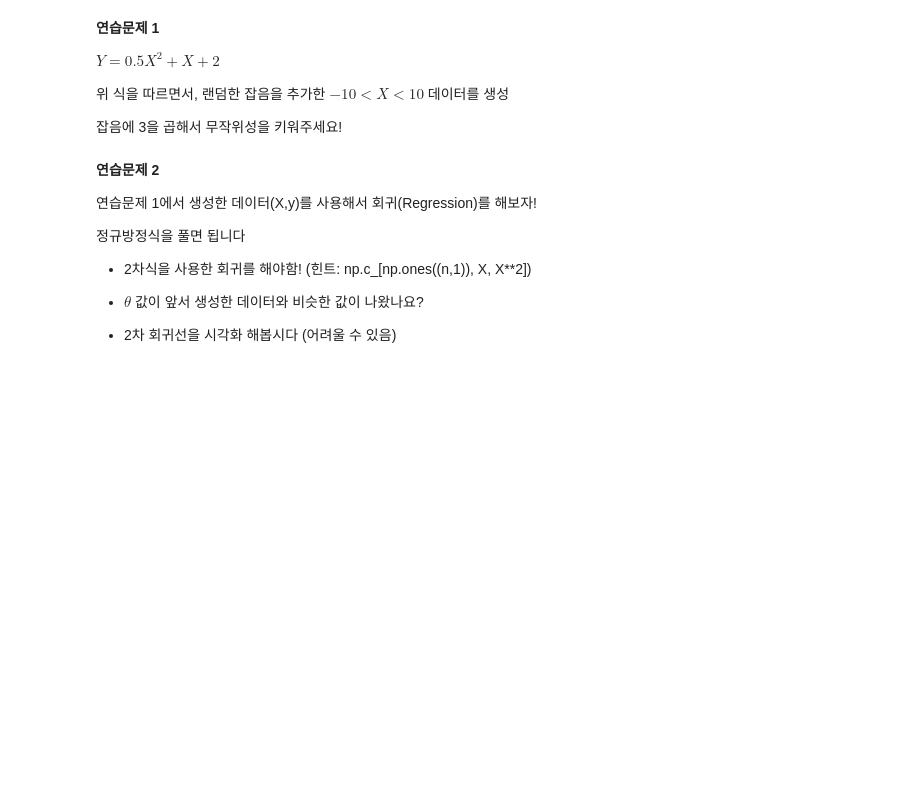
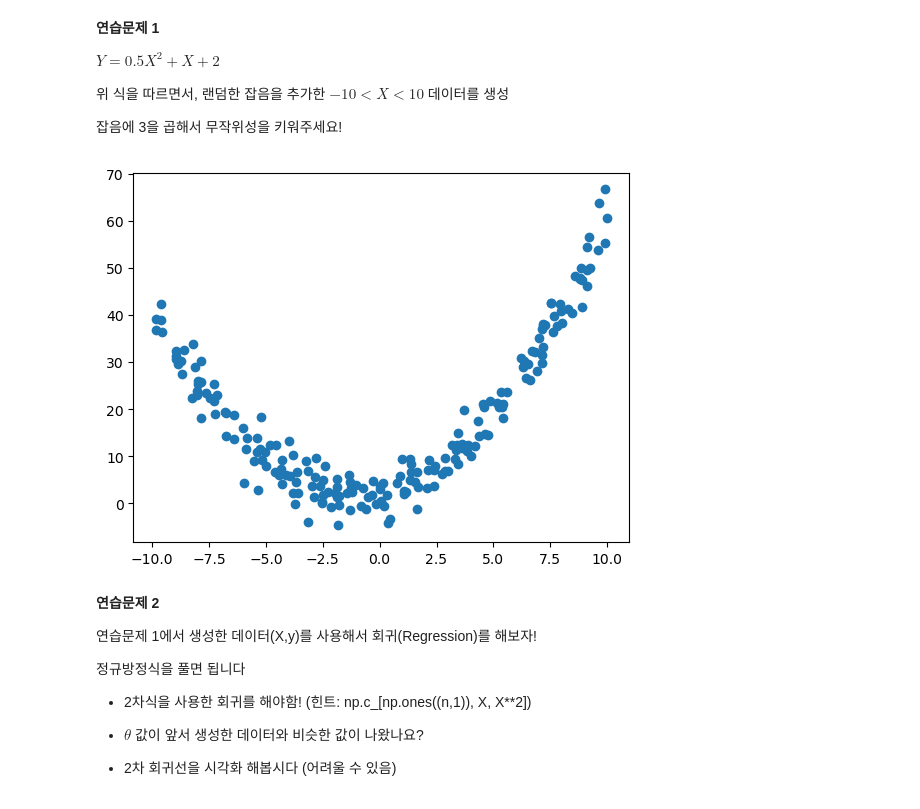
Before and after one commit to Je-Hyeon/FRstudy, a Jupyter notebook: 학기중_스터디/week1/1주차스터디_과제.ipynb, the cells around one changed output. Saved outputs shown, nothing was run; the diff lists cells and outputs as text; code cells hidden in the pictures; blank space fills up the shorter version.

```diff
--- a/학기중_스터디/week1/1주차스터디_과제.ipynb
+++ b/학기중_스터디/week1/1주차스터디_과제.ipynb
@@ -46,3 +43,13 @@ n = 200
+# %%
+# 연습문제 1 풀이
+n = 200
+X = 20 * np.random.rand(n,1) - 10
+                          # 잡음을 크게 주기 위해서 3을 곱해줌
+y = 0.5*X**2 + X + 2 + (3*np.random.randn(n,1))
+
+plt.scatter(X,y);
+# %% [output]
+[figure, added]
 # %% [markdown]
 **연습문제 2**
 
```
Also changed, not shown: parts of 7 cells of this notebook, 9 other files.
